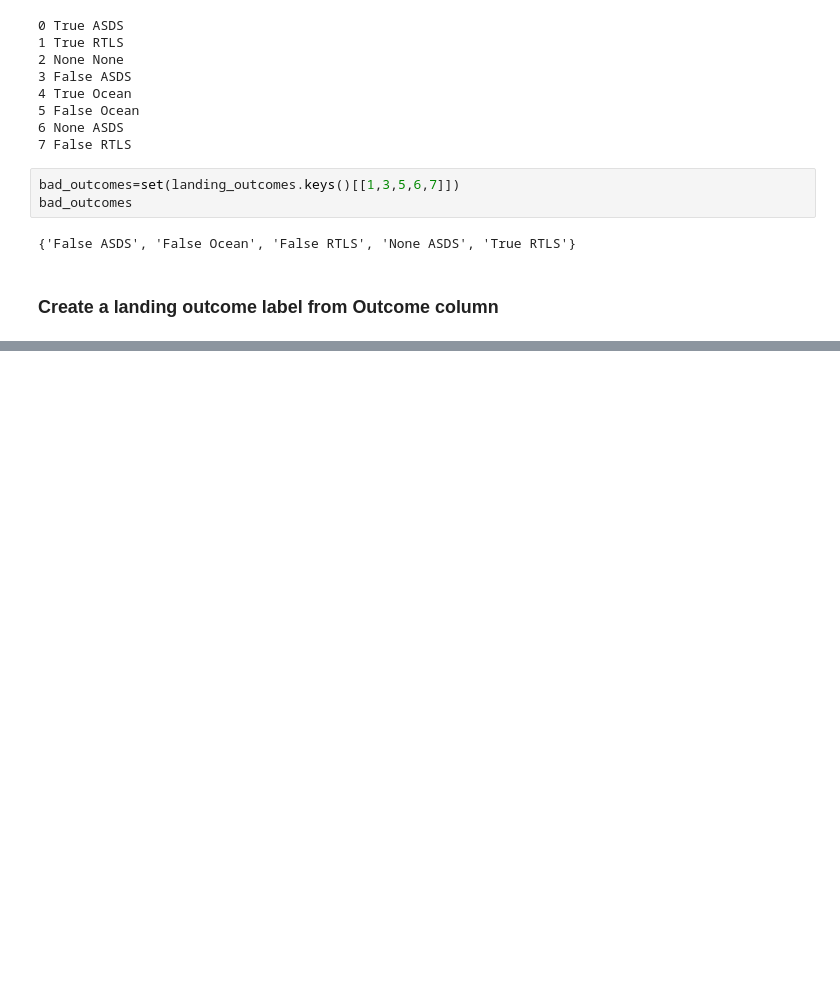
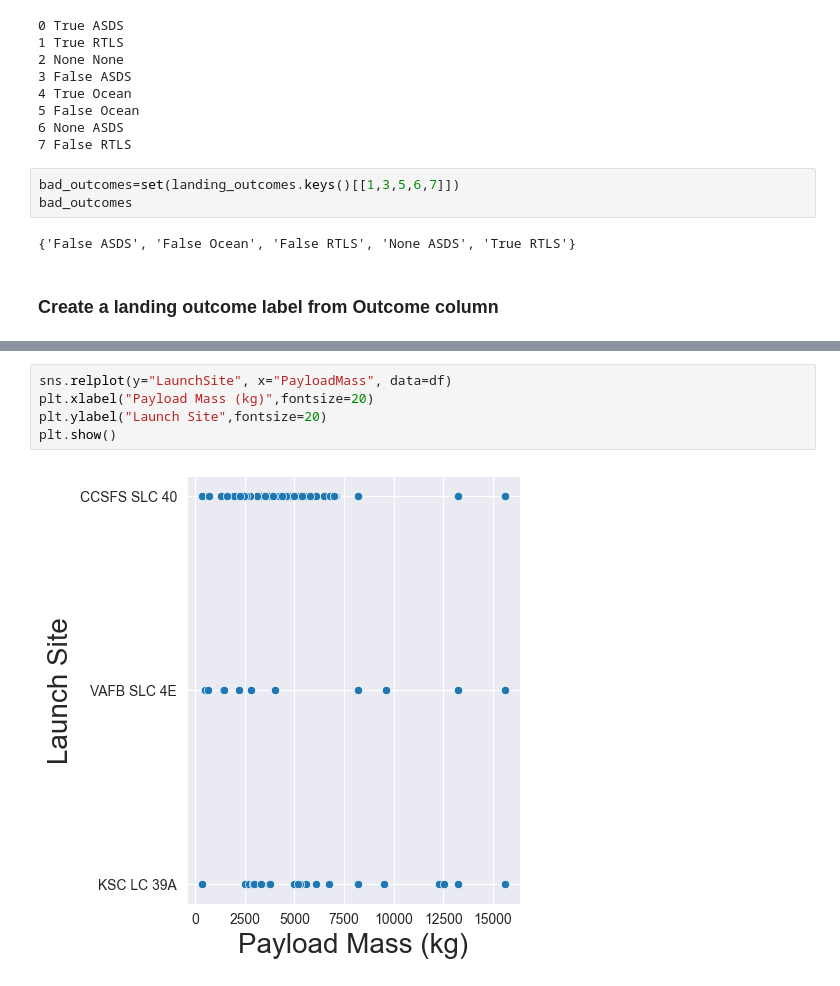
Before and after one commit to NimaPourmoradi/SpaceX_Falcone9, a Jupyter notebook: SpaceX.ipynb, the cells around one changed output, grey strips where cells are left out. Cells and saved outputs as stored; diff of their text form; blank space fills up the shorter version.

```diff
--- a/SpaceX.ipynb
+++ b/SpaceX.ipynb
@@ -407,0 +454,7 @@ landing_class = df['Outcome'].map(lambda x: 0 if x in bad_outcomes else 1)
+# %%
+sns.relplot(y="LaunchSite", x="PayloadMass", data=df)
+plt.xlabel("Payload Mass (kg)",fontsize=20)
+plt.ylabel("Launch Site",fontsize=20)
+plt.show()
+# %% [output]
+[figure, added]
```
Also changed, not shown: parts of 15 cells of this notebook.
